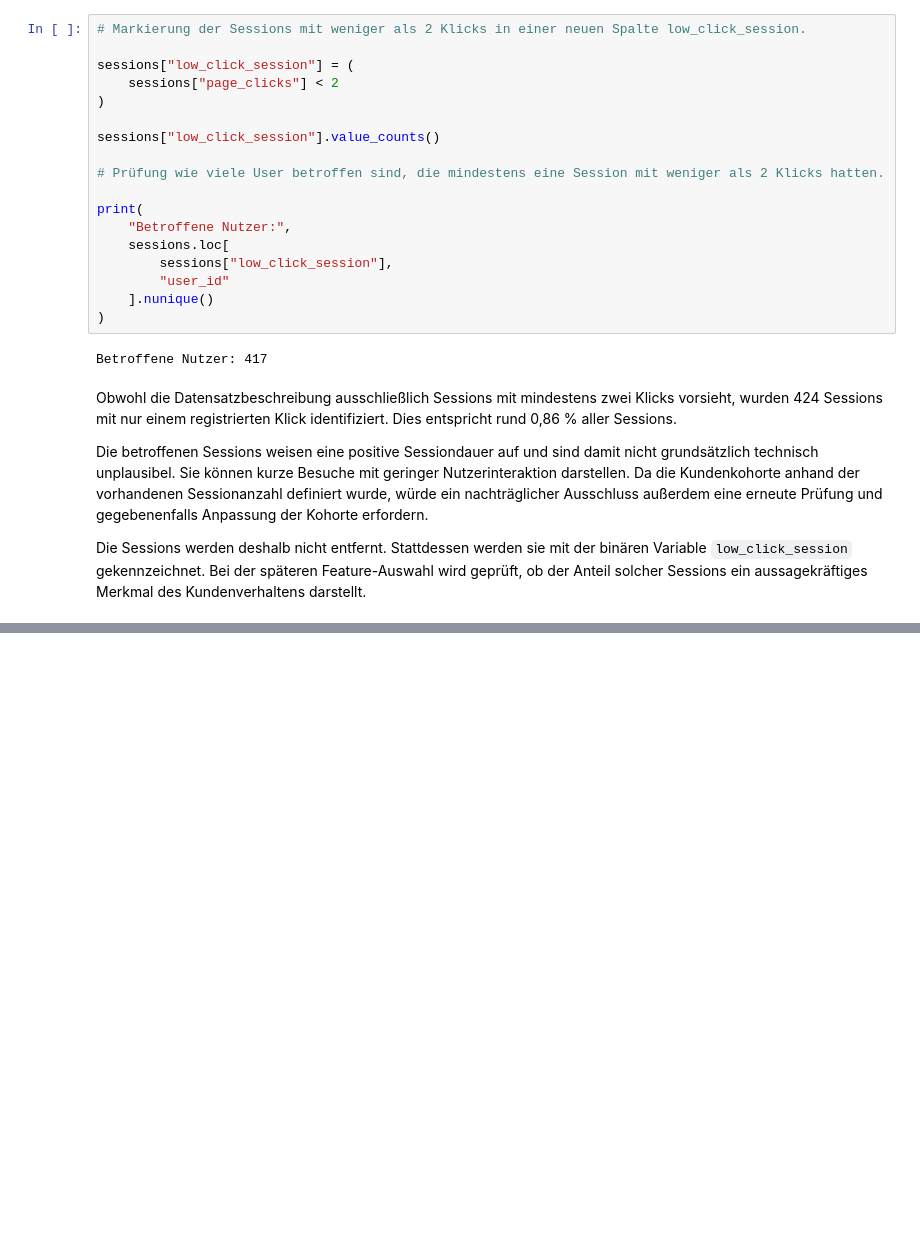
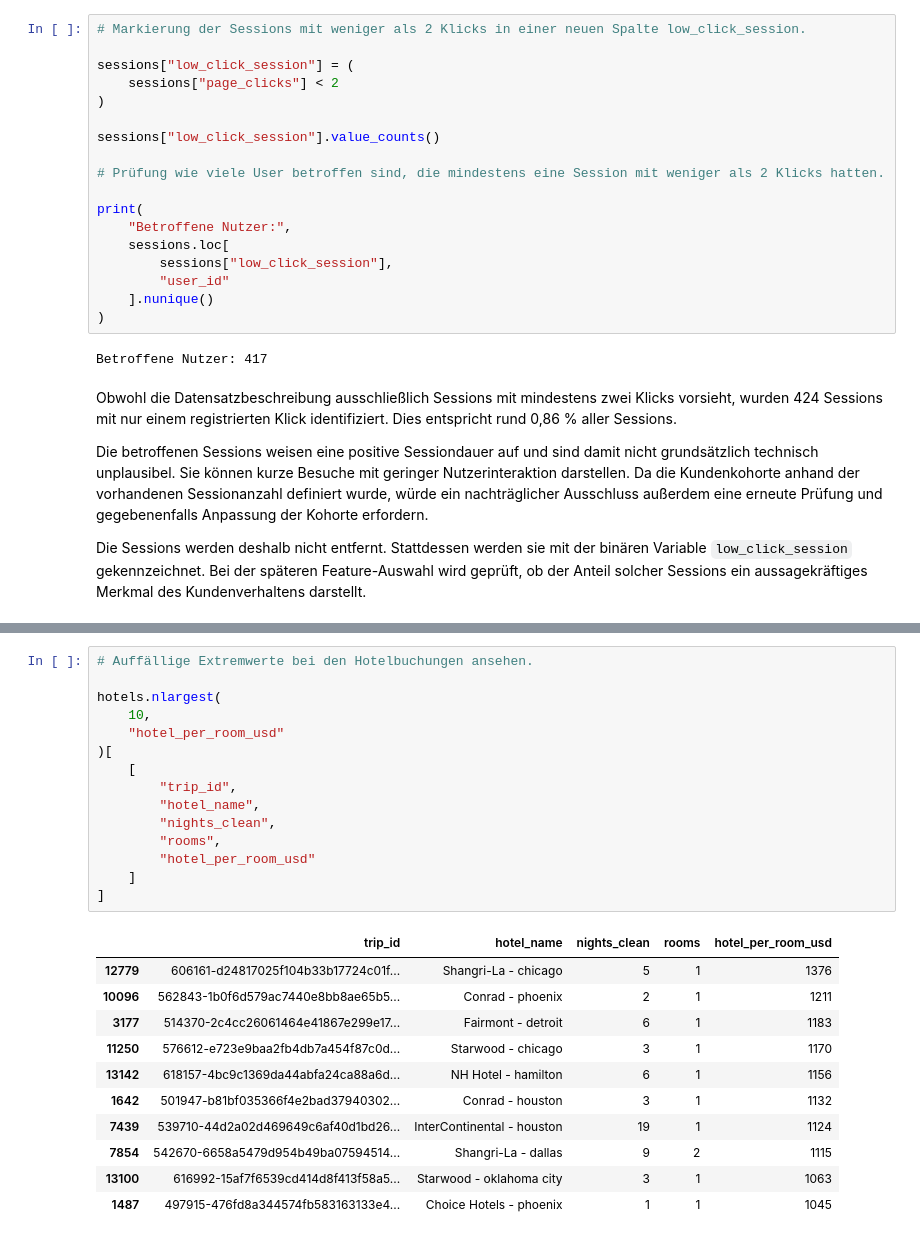
Before and after one commit to norawinkler/traveltide-customer-segmentation, a Jupyter notebook: notebooks/01_data_preparation.ipynb, the cells around one changed output, grey strips where cells are left out. Saved outputs shown, nothing was run; the diff lists cells and outputs as text; blank space fills up the shorter version.

```diff
--- a/notebooks/01_data_preparation.ipynb
+++ b/notebooks/01_data_preparation.ipynb
@@ -867,0 +1382,27 @@ aussagekräftiges Merkmal des Kundenverhaltens darstellt.
+# %%
+# Auffällige Extremwerte bei den Hotelbuchungen ansehen.
+
+hotels.nlargest(
+    10,
+    "hotel_per_room_usd"
+)[
+    [
+        "trip_id",
+        "hotel_name",
+        "nights_clean",
+        "rooms",
+        "hotel_per_room_usd"
+    ]
+]
+# %% [output]
+|  | trip_id | hotel_name | nights_clean | rooms | hotel_per_room_usd |
+| 12779 | 606161-d24817025f104b33b17724c01f... | Shangri-La - chicago | 5 | 1 | 1376 |
+| 10096 | 562843-1b0f6d579ac7440e8bb8ae65b5... | Conrad - phoenix | 2 | 1 | 1211 |
+| 3177 | 514370-2c4cc26061464e41867e299e17... | Fairmont - detroit | 6 | 1 | 1183 |
+| 11250 | 576612-e723e9baa2fb4db7a454f87c0d... | Starwood - chicago | 3 | 1 | 1170 |
+| 13142 | 618157-4bc9c1369da44abfa24ca88a6d... | NH Hotel - hamilton | 6 | 1 | 1156 |
+| 1642 | 501947-b81bf035366f4e2bad37940302... | Conrad - houston | 3 | 1 | 1132 |
+| 7439 | 539710-44d2a02d469649c6af40d1bd26... | InterContinental - houston | 19 | 1 | 1124 |
+| 7854 | 542670-6658a5479d954b49ba07594514... | Shangri-La - dallas | 9 | 2 | 1115 |
+| 13100 | 616992-15af7f6539cd414d8f413f58a5... | Starwood - oklahoma city | 3 | 1 | 1063 |
+| 1487 | 497915-476fd8a344574fb583163133e4... | Choice Hotels - phoenix | 1 | 1 | 1045 |
```
Also changed, not shown: parts of 32 cells of this notebook.
